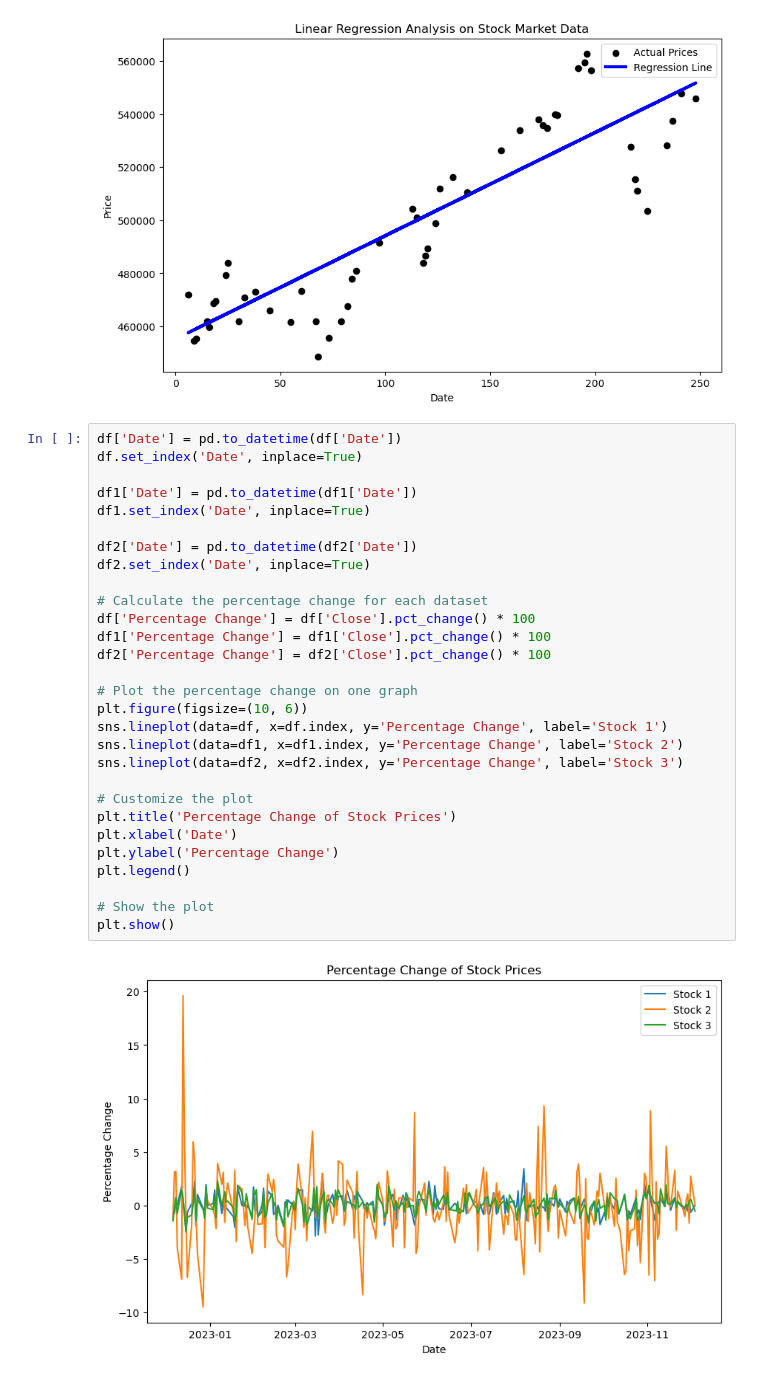
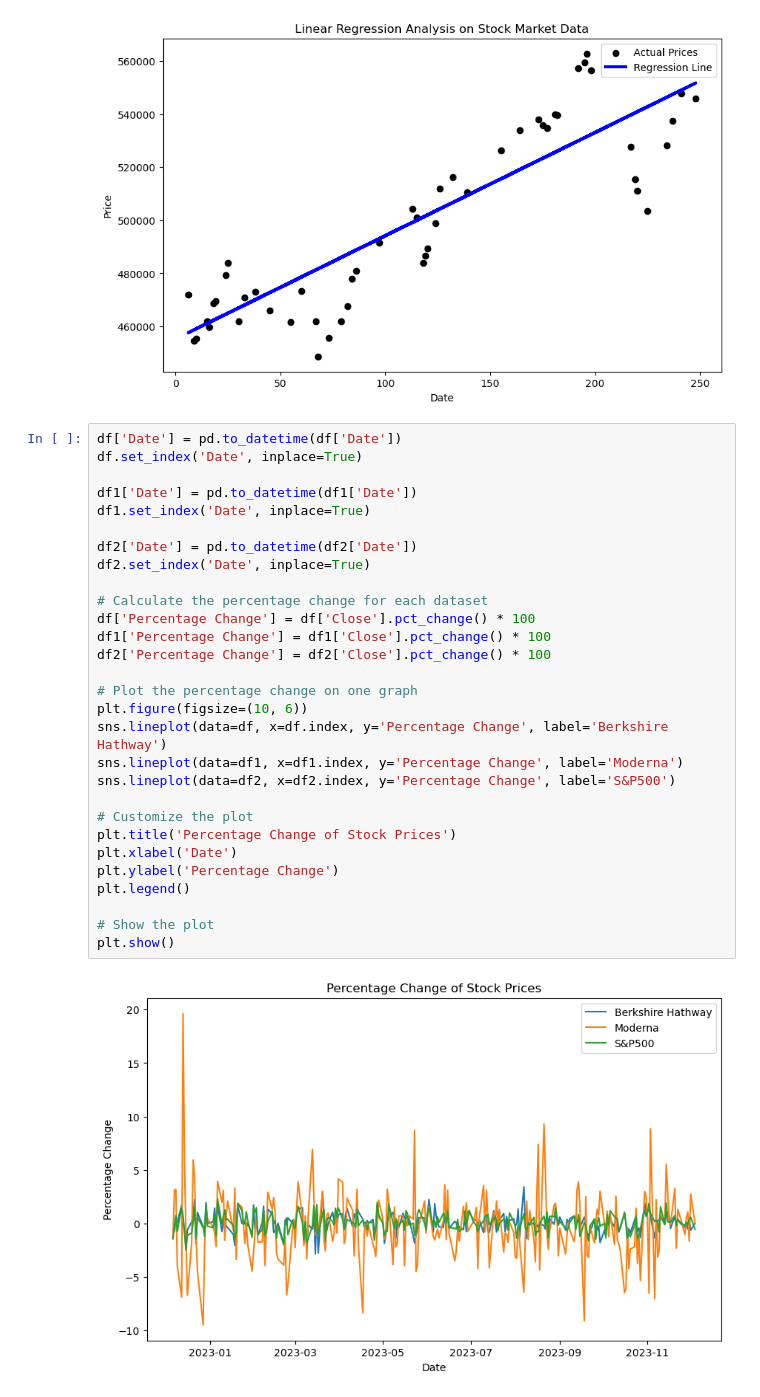
Before and after one commit to bindiya-vakharia/DA_Project_StockMarketAnalysis, a Jupyter notebook: Final Project.ipynb, the cells around one changed output. Saved outputs shown, nothing was run; the diff lists cells and outputs as text.

```diff
--- a/Final Project.ipynb
+++ b/Final Project.ipynb
@@ -320,31 +320,31 @@ Mean Squared Error: 265669884.78568342
 # %%
 df['Date'] = pd.to_datetime(df['Date'])
 df.set_index('Date', inplace=True)
 
 df1['Date'] = pd.to_datetime(df1['Date'])
 df1.set_index('Date', inplace=True)
 
 df2['Date'] = pd.to_datetime(df2['Date'])
 df2.set_index('Date', inplace=True)
 
 # Calculate the percentage change for each dataset
 df['Percentage Change'] = df['Close'].pct_change() * 100
 df1['Percentage Change'] = df1['Close'].pct_change() * 100
 df2['Percentage Change'] = df2['Close'].pct_change() * 100
 
 # Plot the percentage change on one graph
 plt.figure(figsize=(10, 6))
-sns.lineplot(data=df, x=df.index, y='Percentage Change', label='Stock 1')
-sns.lineplot(data=df1, x=df1.index, y='Percentage Change', label='Stock 2')
-sns.lineplot(data=df2, x=df2.index, y='Percentage Change', label='Stock 3')
+sns.lineplot(data=df, x=df.index, y='Percentage Change', label='Berkshire Hathway')
+sns.lineplot(data=df1, x=df1.index, y='Percentage Change', label='Moderna')
+sns.lineplot(data=df2, x=df2.index, y='Percentage Change', label='S&P500')
 
 # Customize the plot
 plt.title('Percentage Change of Stock Prices')
 plt.xlabel('Date')
 plt.ylabel('Percentage Change')
 plt.legend()
 
 # Show the plot
 plt.show()
 # %% [output]
-[figure, old version]
+[figure, new version]
```
